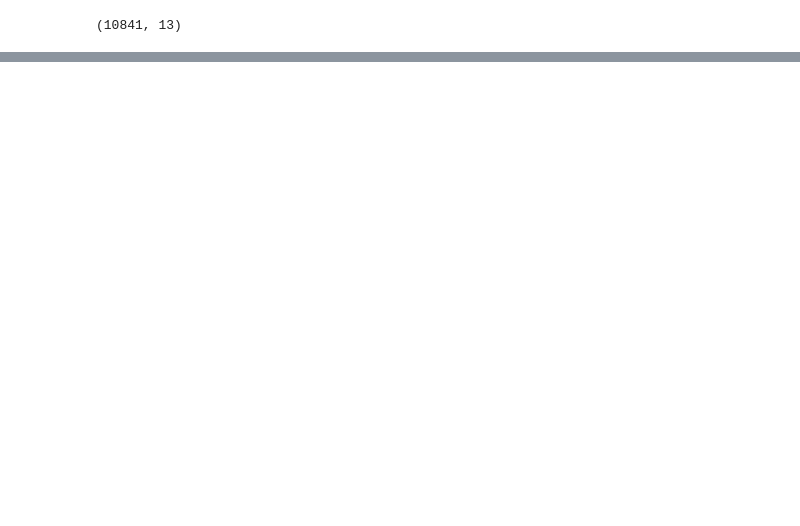
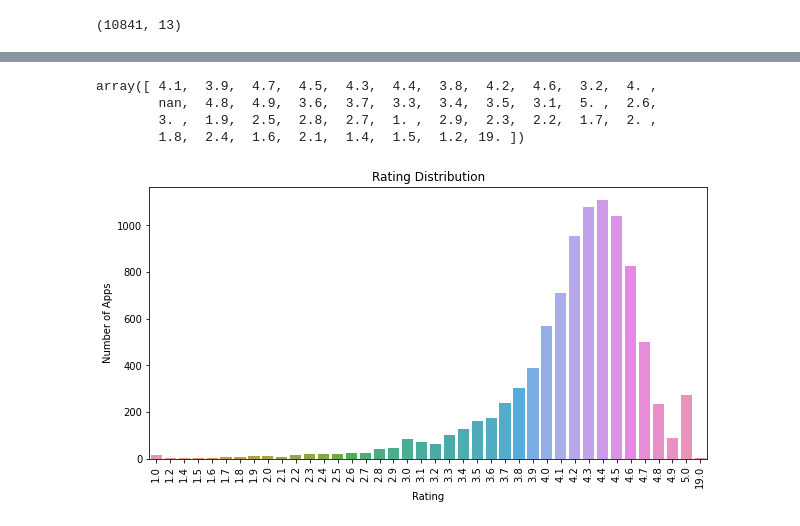
Before and after one commit to madhulika-1990/CAPSTONE-PROJECT-1, a Jupyter notebook: Play_Store_App_Review_Analysis_Capstone_Project.ipynb, the cells around one changed output, grey strips where cells are left out. Cells and saved outputs as stored; diff of their text form; code cells hidden in the pictures; blank space fills up the shorter version.

```diff
--- a/Play_Store_App_Review_Analysis_Capstone_Project.ipynb
+++ b/Play_Store_App_Review_Analysis_Capstone_Project.ipynb
@@ -107,0 +183,17 @@ df_data.shape
+# %%
+df_data.Rating.unique()
+# %% [output]
+array([ 4.1,  3.9,  4.7,  4.5,  4.3,  4.4,  3.8,  4.2,  4.6,  3.2,  4. ,
+        nan,  4.8,  4.9,  3.6,  3.7,  3.3,  3.4,  3.5,  3.1,  5. ,  2.6,
+        3. ,  1.9,  2.5,  2.8,  2.7,  1. ,  2.9,  2.3,  2.2,  1.7,  2. ,
+        1.8,  2.4,  1.6,  2.1,  1.4,  1.5,  1.2, 19. ])
+# %%
+# distribution of rating
+plt.figure(figsize=(10, 5))
+sns.countplot(x='Rating', data=df_data)
+plt.title('Rating Distribution')
+plt.xticks(rotation=90)
+plt.ylabel('Number of Apps')
+plt.show()
+# %% [output]
+[figure, added]
```
Also changed, not shown: parts of 29 cells of this notebook.
